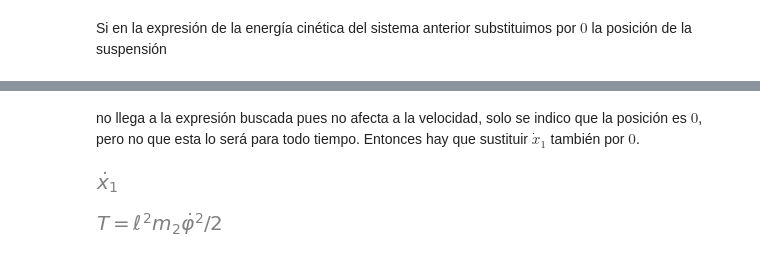
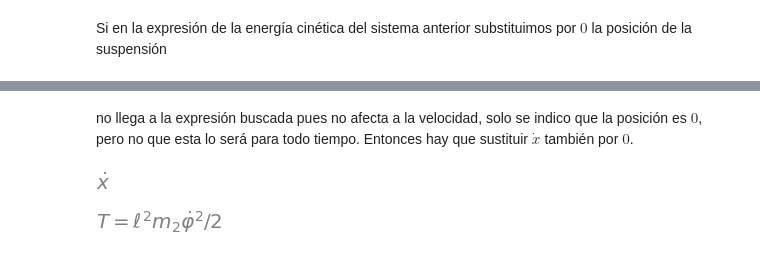
Before and after one commit to bettachini/MecanicaAnaliticaComputacional, a Jupyter notebook: 03Energía/pénduloSuspensiónTV.ipynb, the cells around one changed output, grey strips where cells are left out. Cells and saved outputs as stored; diff of their text form; code cells hidden in the pictures.

```diff
--- a/03Energía/pénduloSuspensiónTV.ipynb
+++ b/03Energía/pénduloSuspensiónTV.ipynb
@@ -61,5 +63,5 @@ m1, m2, g, l = sym.symbols('m_1, m_2, g, \ell', positive=True)
 # Defino coordenadas generalizadas
 N = mech.ReferenceFrame('N') # marco referencial o en coordenadas cartesianas
 t = sym.symbols('t') # tiempo
-x1, φ = mech.dynamicsymbols('x_1, φ')
+x, φ = mech.dynamicsymbols('x, φ')
 # %%
@@ -206,11 +208,11 @@ T.subs(m1_r, 0)
 # %% [markdown]
 no llega a la expresión buscada pues no afecta a la velocidad, solo se indico que la posición es $0$, pero no que esta lo será para todo tiempo.
-Entonces hay que sustituir $\dot{x}_1$ también por $0$.
+Entonces hay que sustituir $\dot{x}$ también por $0$.
 # %%
-x1_punto = x1.diff(t)
+x1_punto = x.diff(t)
 x1_punto
 # %% [output]
-[figure, old version]
+[figure, new version]
 # %%
 T.subs(x1_punto, 0)
 # %% [output]
```
Also changed, not shown: parts of 16 cells of this notebook.
